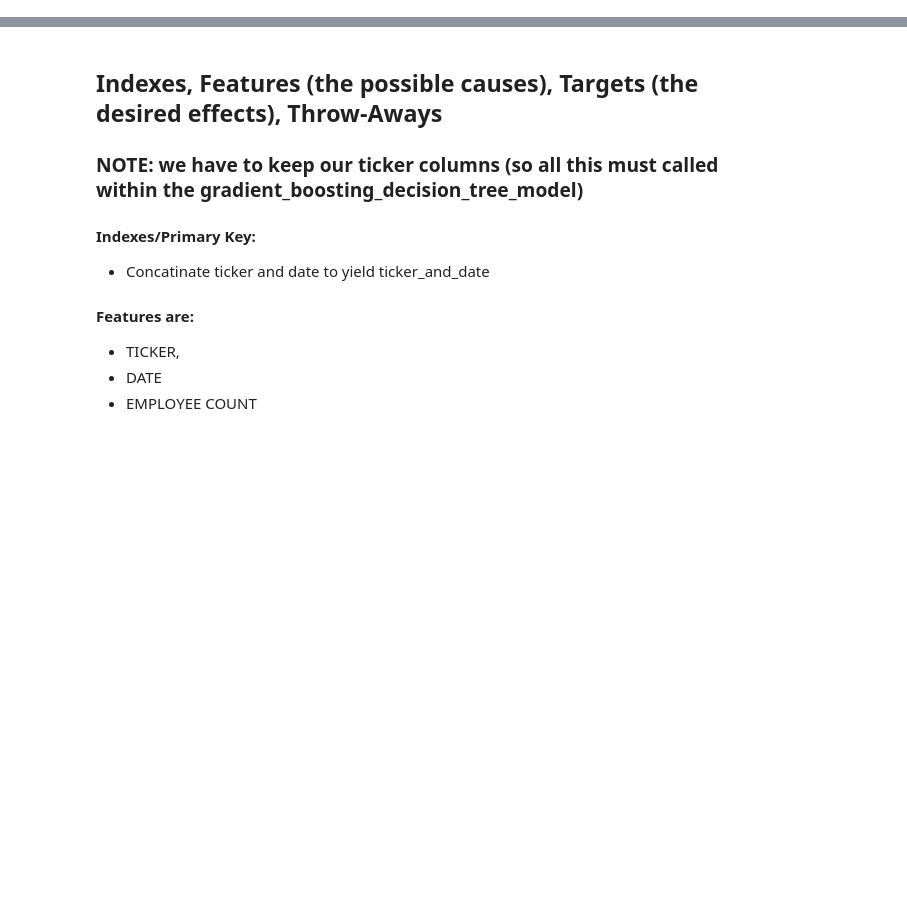
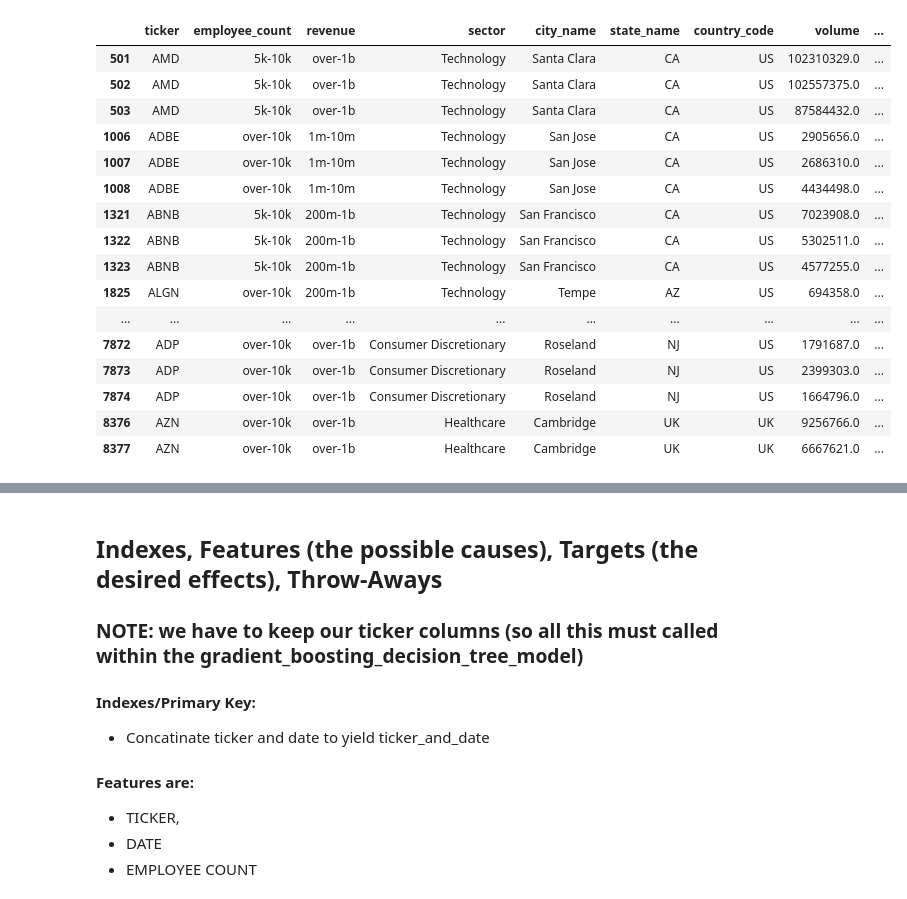
Before and after one commit to kjkubik/CompanyLocationAndStocks, a Jupyter notebook: source/Run_GBDT_Model.ipynb, the cells around one changed output, grey strips where cells are left out. Drawn from its saved outputs; the diff is of its cells as text; code cells hidden in the pictures; blank space fills up the shorter version.

```diff
--- a/source/Run_GBDT_Model.ipynb
+++ b/source/Run_GBDT_Model.ipynb
@@ -46,0 +68,19 @@ stock_df.tail()
+# %%
+# preserve date column as type object
+stock_df['date'] = stock_df['date_val']
+
+# have the user enter beginning date as yyyy-mm-dd
+begin_date = '2022-03-08'
+# have the user enter ending date as yyyy-mm-dd
+end_date = '2022-03-10'
+
+# Convert the date to datetime64
+stock_df['date_val'] = pd.to_datetime(stock_df['date_val'], format='%Y-%m-%d')
+
+stock_df = stock_df.loc[(stock_df['date_val'] >= begin_date)
+                     & (stock_df['date_val'] <= end_date)]
+
+# drop throw-aways
+stock_df.drop(["longitude", "latitude", "company_name", "company_url","date_val"], axis=1, inplace=True)
+
+stock_df
@@ -47 +122,23 @@ stock_df.tail()
+# %%
+# drop fields that will not be used to represent a period of time
+stock_df.drop(columns = ['open_val', 'high_val', 'low_val', 'close_val', 'number_of_transactions'], axis=1, inplace=True)
+stock_df.head(50)
+# %% [output]
+|  | ticker | employee_count | revenue | sector | city_name | state_name | country_code | volume | ... |
+| 501 | AMD | 5k-10k | over-1b | Technology | Santa Clara | CA | US | 102310329.0 | ... |
+| 502 | AMD | 5k-10k | over-1b | Technology | Santa Clara | CA | US | 102557375.0 | ... |
+| 503 | AMD | 5k-10k | over-1b | Technology | Santa Clara | CA | US | 87584432.0 | ... |
+| 1006 | ADBE | over-10k | 1m-10m | Technology | San Jose | CA | US | 2905656.0 | ... |
+| 1007 | ADBE | over-10k | 1m-10m | Technology | San Jose | CA | US | 2686310.0 | ... |
+| 1008 | ADBE | over-10k | 1m-10m | Technology | San Jose | CA | US | 4434498.0 | ... |
+| 1321 | ABNB | 5k-10k | 200m-1b | Technology | San Francisco | CA | US | 7023908.0 | ... |
+| 1322 | ABNB | 5k-10k | 200m-1b | Technology | San Francisco | CA | US | 5302511.0 | ... |
+| 1323 | ABNB | 5k-10k | 200m-1b | Technology | San Francisco | CA | US | 4577255.0 | ... |
+| 1825 | ALGN | over-10k | 200m-1b | Technology | Tempe | AZ | US | 694358.0 | ... |
+| ... | ... | ... | ... | ... | ... | ... | ... | ... | ... |
+| 7872 | ADP | over-10k | over-1b | Consumer Discretionary | Roseland | NJ | US | 1791687.0 | ... |
+| 7873 | ADP | over-10k | over-1b | Consumer Discretionary | Roseland | NJ | US | 2399303.0 | ... |
+| 7874 | ADP | over-10k | over-1b | Consumer Discretionary | Roseland | NJ | US | 1664796.0 | ... |
+| 8376 | AZN | over-10k | over-1b | Healthcare | Cambridge | UK | UK | 9256766.0 | ... |
+| 8377 | AZN | over-10k | over-1b | Healthcare | Cambridge | UK | UK | 6667621.0 | ... |
 # %%
```
Also changed, not shown: parts of 16 cells of this notebook, 4 other files.
